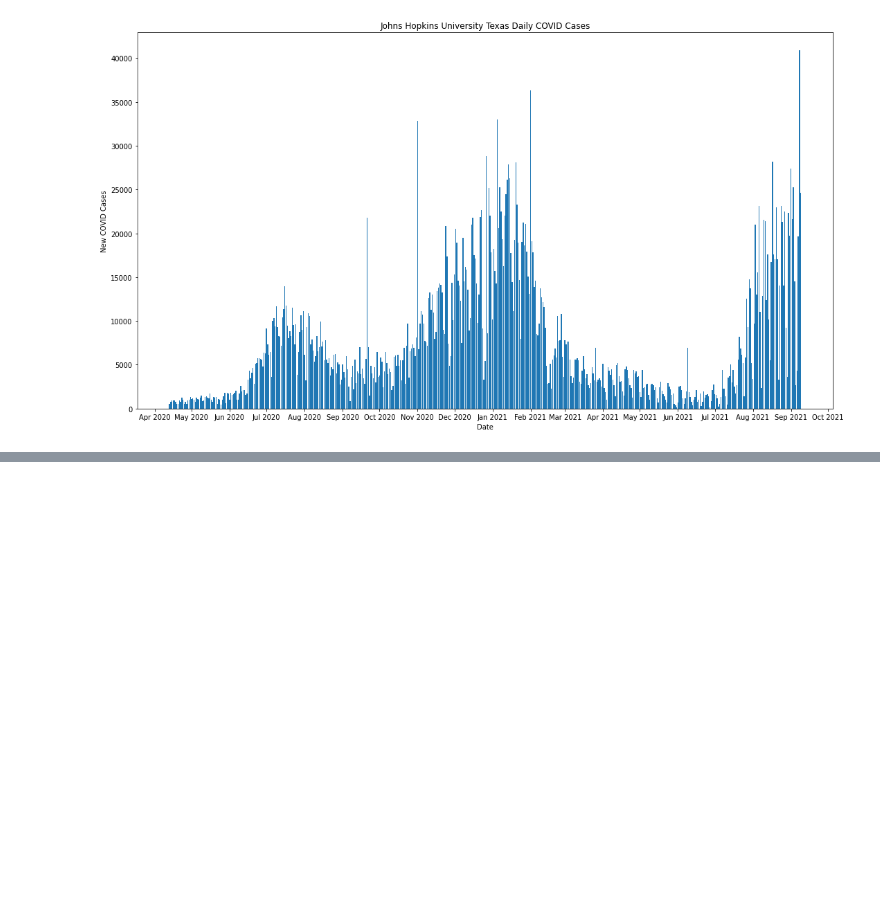
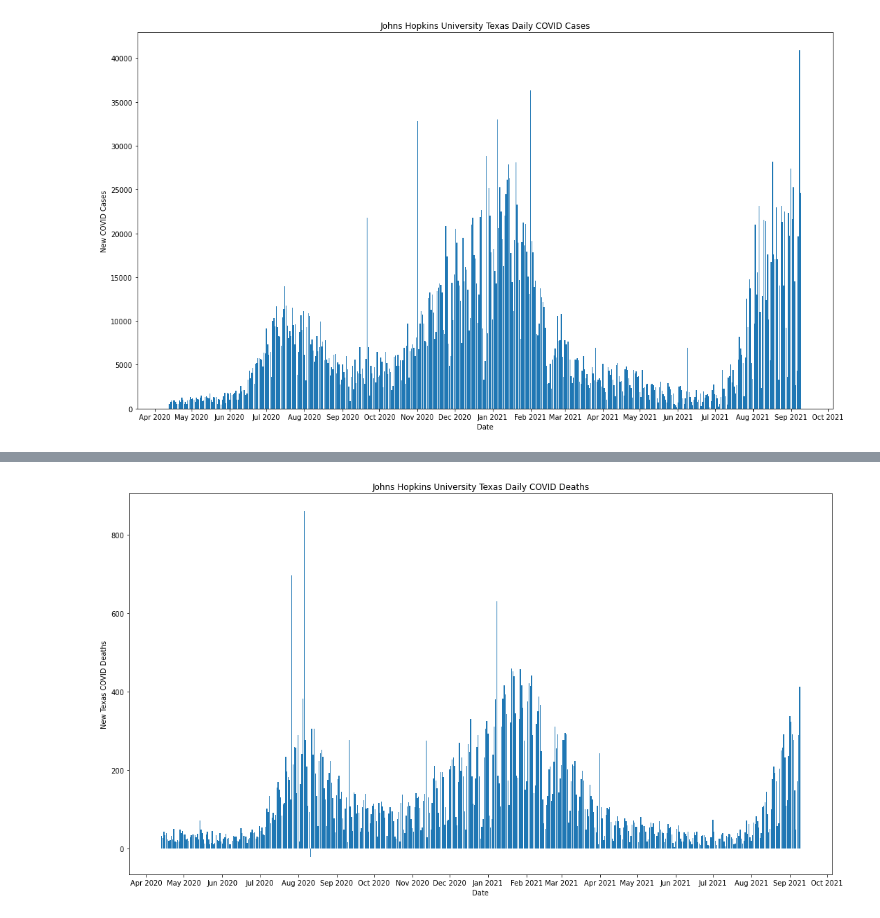
Before and after one commit to ldhagen/JHU_Covid_Notebooks, a Jupyter notebook: JHU_Texas_data.ipynb, the cells around one changed output, grey strips where cells are left out. Cells and saved outputs as stored; diff of their text form; code cells hidden in the pictures; blank space fills up the shorter version.

Commit message:
updating Texas work

```diff
--- a/JH_US_data-Copy1.ipynb
+++ b/JHU_Texas_data.ipynb
@@ -134,3 +134,9 @@ plt.bar(ddd.index,ddd.Confirmed)
 fig.savefig('JHUDailyTexasNew.png')
 # %% [output]
 [figure]
+# %%
+eee = aaa.loc[:,['dt_date','Deaths']]
+# %%
+fff = eee.set_index('dt_date')
+# %%
+ggg = fff.diff(periods = 1)
@@ -136,0 +160,2 @@ fig.savefig('JHUDailyTexasNew.png')
+# %%
+hhh= ggg[1:]
@@ -136,0 +179,18 @@ fig.savefig('JHUDailyTexasNew.png')
+# %%
+import datetime
+import matplotlib.dates as mdates
+months = mdates.MonthLocator()
+days = mdates.DayLocator()
+timeFmt = mdates.DateFormatter('%b %Y')
+fig, ax = plt.subplots()
+fig.set_size_inches(18,10)
+ax.xaxis.set_major_locator(months)
+ax.xaxis.set_major_formatter(timeFmt)
+#ax.xaxis.set_minor_locator(months)
+plt.title('Johns Hopkins University Texas Daily COVID Deaths')
+plt.xlabel('Date',color='black')
+plt.ylabel('New Texas COVID Deaths',color='black')
+plt.bar(hhh.index, hhh.Deaths)
+fig.savefig('JHUDailyTexasDeaths.png')
+# %% [output]
+[figure, added]
```
Also changed, not shown: parts of 2 cells of this notebook.
